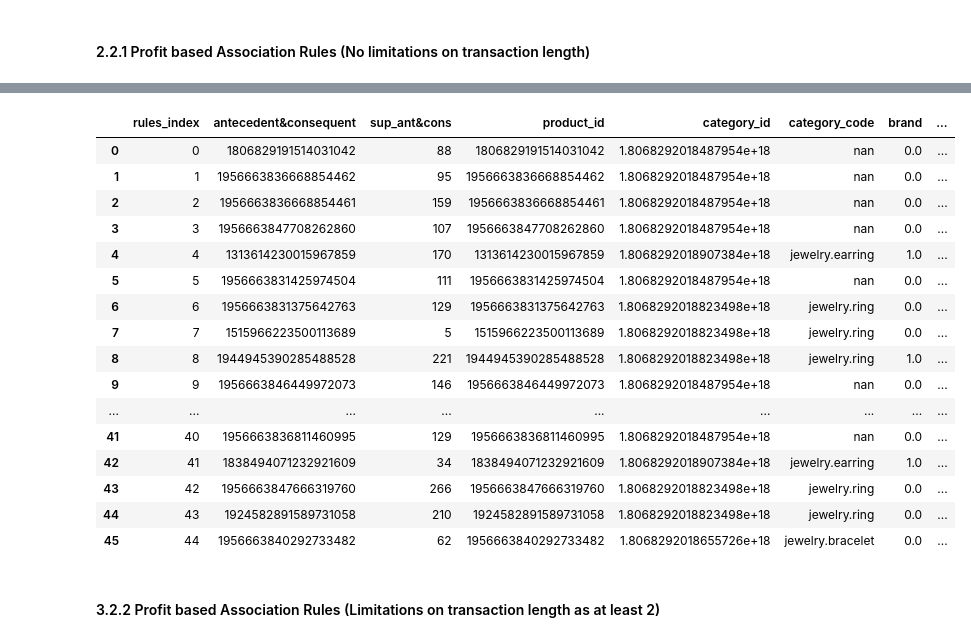
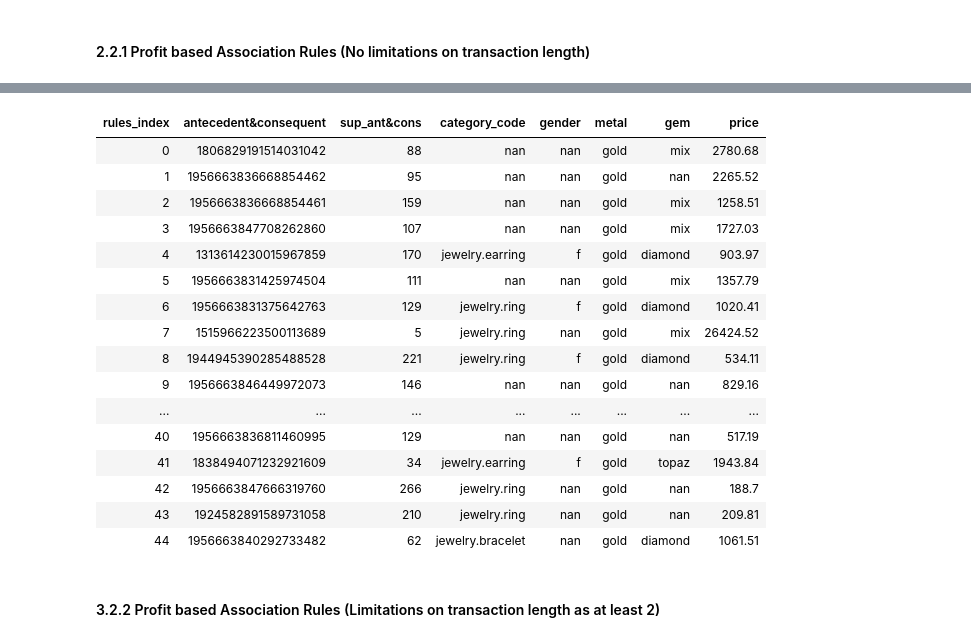
Before and after one commit to dawei7/Detecting-patterns-in-purchase-history-using-association-rule-learning-methods, a Jupyter notebook: Analaysis_Kaggle_Jewelry_Dataset.ipynb, the cells around one changed output, grey strips where cells are left out. Saved outputs shown, nothing was run; the diff lists cells and outputs as text; code cells hidden in the pictures.

```diff
--- a/Analaysis_Kaggle_Jewelry_Dataset.ipynb
+++ b/Analaysis_Kaggle_Jewelry_Dataset.ipynb
@@ -141,7 +145,7 @@ fig.update_layout(
 
 fig.show()
 # %%
-unique_items = data_raw[["product_id","category_id","category_code","brand","price"]].drop_duplicates(subset = "product_id").astype("str")
+unique_items = data_raw[["product_id","category_id","category_code","gender","metal","gem","price"]].drop_duplicates(subset = "product_id").astype("str")
 
 
 unique_items
@@ -368,32 +384,34 @@ rules
 # %%
 rules_exploded = rules.explode("antecedent&consequent")[["antecedent&consequent","sup_ant&cons"]]
 rules_exploded.insert(0,"rules_index",rules_exploded.index)
 
 
 rules_labeled = pd.merge(rules_exploded,unique_items, how='inner', left_on = 'antecedent&consequent', right_on = 'product_id').sort_values("rules_index").reset_index(drop=True)
 
 
 rules_labeled.to_excel("rules_labeled.xlsx",index=False)
 
-rules_labeled
+rules_labeled_new = rules_labeled[["rules_index","antecedent&consequent","sup_ant&cons","category_code","gender","metal","gem","price"]]
+
+HTML(rules_labeled_new.to_html(index=False))
 # %% [output]
-|  | rules_index | antecedent&consequent | sup_ant&cons | product_id | category_id | category_code | brand | ... |
-| 0 | 0 | 1806829191514031042 | 88 | 1806829191514031042 | 1.8068292018487954e+18 | nan | 0.0 | ... |
-| 1 | 1 | 1956663836668854462 | 95 | 1956663836668854462 | 1.8068292018487954e+18 | nan | 0.0 | ... |
-| 2 | 2 | 1956663836668854461 | 159 | 1956663836668854461 | 1.8068292018487954e+18 | nan | 0.0 | ... |
-| 3 | 3 | 1956663847708262860 | 107 | 1956663847708262860 | 1.8068292018487954e+18 | nan | 0.0 | ... |
-| 4 | 4 | 1313614230015967859 | 170 | 1313614230015967859 | 1.8068292018907384e+18 | jewelry.earring | 1.0 | ... |
-| 5 | 5 | 1956663831425974504 | 111 | 1956663831425974504 | 1.8068292018487954e+18 | nan | 0.0 | ... |
-| 6 | 6 | 1956663831375642763 | 129 | 1956663831375642763 | 1.8068292018823498e+18 | jewelry.ring | 0.0 | ... |
-| 7 | 7 | 1515966223500113689 | 5 | 1515966223500113689 | 1.8068292018823498e+18 | jewelry.ring | 0.0 | ... |
-| 8 | 8 | 1944945390285488528 | 221 | 1944945390285488528 | 1.8068292018823498e+18 | jewelry.ring | 1.0 | ... |
-| 9 | 9 | 1956663846449972073 | 146 | 1956663846449972073 | 1.8068292018487954e+18 | nan | 0.0 | ... |
-| ... | ... | ... | ... | ... | ... | ... | ... | ... |
-| 41 | 40 | 1956663836811460995 | 129 | 1956663836811460995 | 1.8068292018487954e+18 | nan | 0.0 | ... |
-| 42 | 41 | 1838494071232921609 | 34 | 1838494071232921609 | 1.8068292018907384e+18 | jewelry.earring | 1.0 | ... |
-| 43 | 42 | 1956663847666319760 | 266 | 1956663847666319760 | 1.8068292018823498e+18 | jewelry.ring | 0.0 | ... |
-| 44 | 43 | 1924582891589731058 | 210 | 1924582891589731058 | 1.8068292018823498e+18 | jewelry.ring | 0.0 | ... |
-| 45 | 44 | 1956663840292733482 | 62 | 1956663840292733482 | 1.8068292018655726e+18 | jewelry.bracelet | 0.0 | ... |
+| rules_index | antecedent&consequent | sup_ant&cons | category_code | gender | metal | gem | price |
+| 0 | 1806829191514031042 | 88 | nan | nan | gold | mix | 2780.68 |
+| 1 | 1956663836668854462 | 95 | nan | nan | gold | nan | 2265.52 |
+| 2 | 1956663836668854461 | 159 | nan | nan | gold | mix | 1258.51 |
+| 3 | 1956663847708262860 | 107 | nan | nan | gold | mix | 1727.03 |
+| 4 | 1313614230015967859 | 170 | jewelry.earring | f | gold | diamond | 903.97 |
+| 5 | 1956663831425974504 | 111 | nan | nan | gold | mix | 1357.79 |
+| 6 | 1956663831375642763 | 129 | jewelry.ring | f | gold | diamond | 1020.41 |
+| 7 | 1515966223500113689 | 5 | jewelry.ring | nan | gold | mix | 26424.52 |
+| 8 | 1944945390285488528 | 221 | jewelry.ring | f | gold | diamond | 534.11 |
+| 9 | 1956663846449972073 | 146 | nan | nan | gold | nan | 829.16 |
+| ... | ... | ... | ... | ... | ... | ... | ... |
+| 40 | 1956663836811460995 | 129 | nan | nan | gold | nan | 517.19 |
+| 41 | 1838494071232921609 | 34 | jewelry.earring | f | gold | topaz | 1943.84 |
+| 42 | 1956663847666319760 | 266 | jewelry.ring | nan | gold | nan | 188.7 |
+| 43 | 1924582891589731058 | 210 | jewelry.ring | nan | gold | nan | 209.81 |
+| 44 | 1956663840292733482 | 62 | jewelry.bracelet | nan | gold | diamond | 1061.51 |
 # %% [markdown]
 #### 3.2.2 Profit based Association Rules (Limitations on transaction length as at least 2)
 # %%
```
Also changed, not shown: parts of 11 cells of this notebook, 3 other files.
